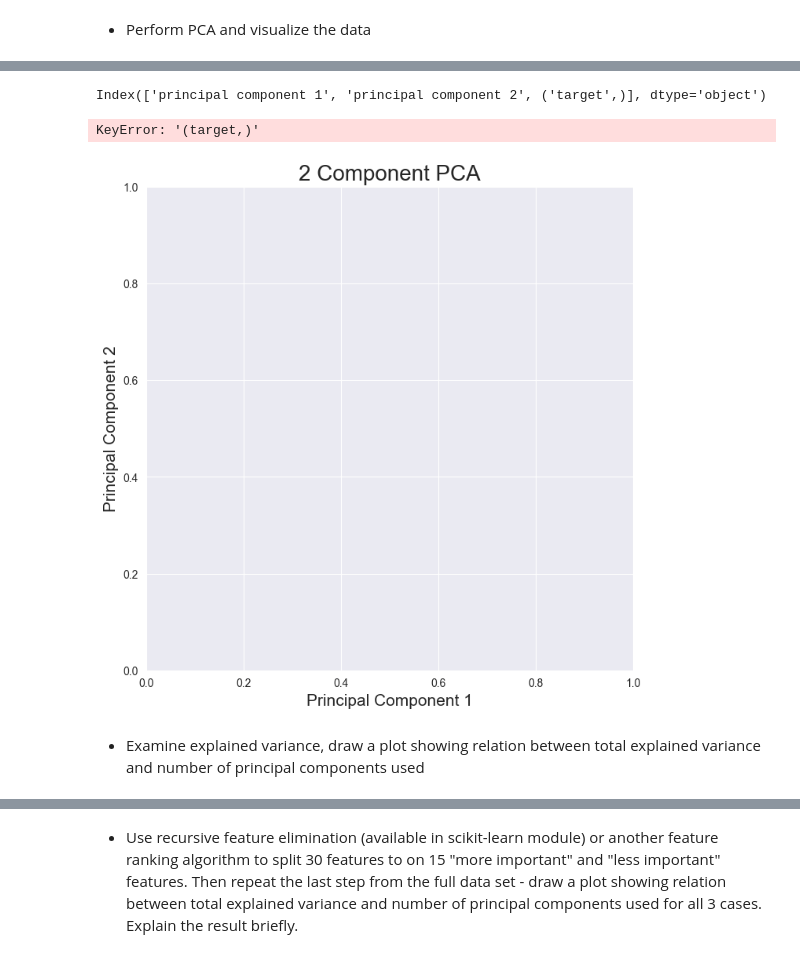
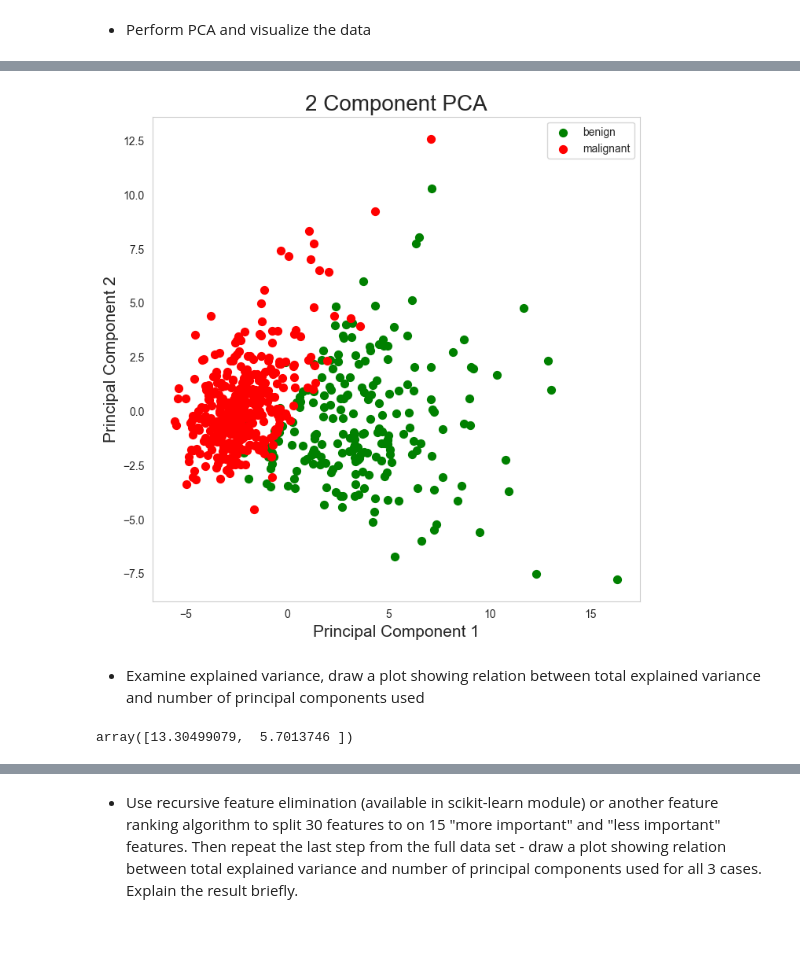
Before and after one commit to my-alaska/data-visualization, a Jupyter notebook: pca_and_kernel_pca.ipynb, the cells around one changed output, grey strips where cells are left out. Drawn from its saved outputs; the diff is of its cells as text; code cells hidden in the pictures.

```diff
--- a/pca_and_kernel_pca.ipynb
+++ b/pca_and_kernel_pca.ipynb
@@ -258,11 +263,15 @@ X_cancer = cancer.drop("target",axis=1)
+# %%
+X_cancer = cancer.loc[:, cancer.columns[:-1]].values
+X_cancer = StandardScaler().fit_transform(X_cancer)
 # %%
 pca_cancer = PCA(n_components=2)
 principalComponents_cancer = pca_cancer.fit_transform(X_cancer)
-principalDf_cancer = pd.DataFrame(data=principalComponents_cancer,
-                                columns=['principal component 1', 'principal component 2'])
+principalDf_cancer = pd.DataFrame(
+    data=principalComponents_cancer,
+    columns=["principal component 1", "principal component 2"],
+)
 
-finalDf_cancer = pd.concat([principalDf_iris, cancer[['target']]], axis=1)
-finalDf_cancer[("target",)] = finalDf_cancer[("target",)].rename("target")
-finalDf_cancer.head(15)
+finalDf_cancer = pd.concat([principalDf_cancer, cancer.target], axis=1)
+finalDf_cancer.head()
 # %% [output]
 |  | principal component 1 | principal component 2 | (target,) |
@@ -284,25 +283,25 @@ finalDf_cancer.head(15)
-# %%
-finalDf_cancer.columns
-# %% [output]
-Index(['principal component 1', 'principal component 2', ('target',)], dtype='object')
+# %%
+finalDf_cancer["target"] = finalDf_cancer.pop(("target",))
 # %%
-fig = plt.figure(figsize = (8,8))
-ax = fig.add_subplot(1,1,1)
-ax.set_xlabel('Principal Component 1', fontsize = 15)
-ax.set_ylabel('Principal Component 2', fontsize = 15)
-ax.set_title('2 Component PCA', fontsize = 20)
+fig = plt.figure(figsize=(8, 8))
+ax = fig.add_subplot(1, 1, 1)
+ax.set_xlabel("Principal Component 1", fontsize=15)
+ax.set_ylabel("Principal Component 2", fontsize=15)
+ax.set_title("2 Component PCA", fontsize=20)
 
 
-iris_targets = ["benign", "mailgnant"]
-colors = ['g', 'r']
-for target, color in zip(iris_targets,colors):
-    indicesToKeep = finalDf_cancer['target'] == target
-    ax.scatter(finalDf_iris.loc[indicesToKeep, 'principal component 1']
-               , finalDf_iris.loc[indicesToKeep, 'principal component 2']
-               , c = color
-               , s = 50)
-ax.legend(iris_targets)
+cancer_targets = ["benign", "malignant"]
+colors = ["g", "r"]
+for target, color in zip(cancer_targets, colors):
+    indicesToKeep = finalDf_cancer["target"] == target
+    ax.scatter(
+        finalDf_cancer.loc[indicesToKeep, "principal component 1"],
+        finalDf_cancer.loc[indicesToKeep, "principal component 2"],
+        c=color,
+        s=50,
+    )
+ax.legend(cancer_targets)
+
 ax.grid()
 # %% [output]
-KeyError: '(target,)'
-[figure, old version]
+[figure, new version]
@@ -314,0 +310,4 @@ KeyError: '(target,)'
+# %%
+pca_cancer.explained_variance_
+# %% [output]
+array([13.30499079,  5.7013746 ])
```
Also changed, not shown: parts of 50 cells of this notebook.
